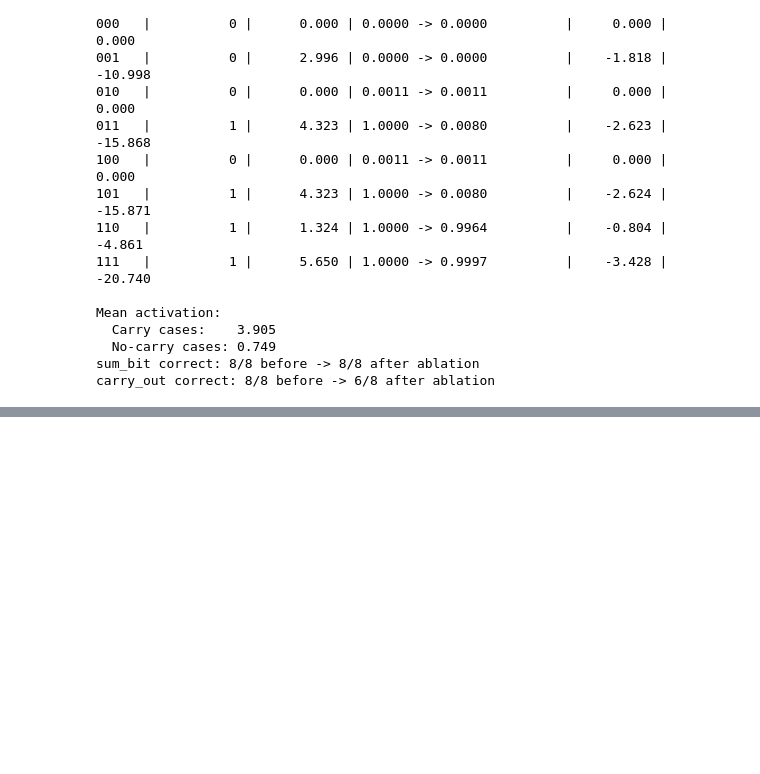
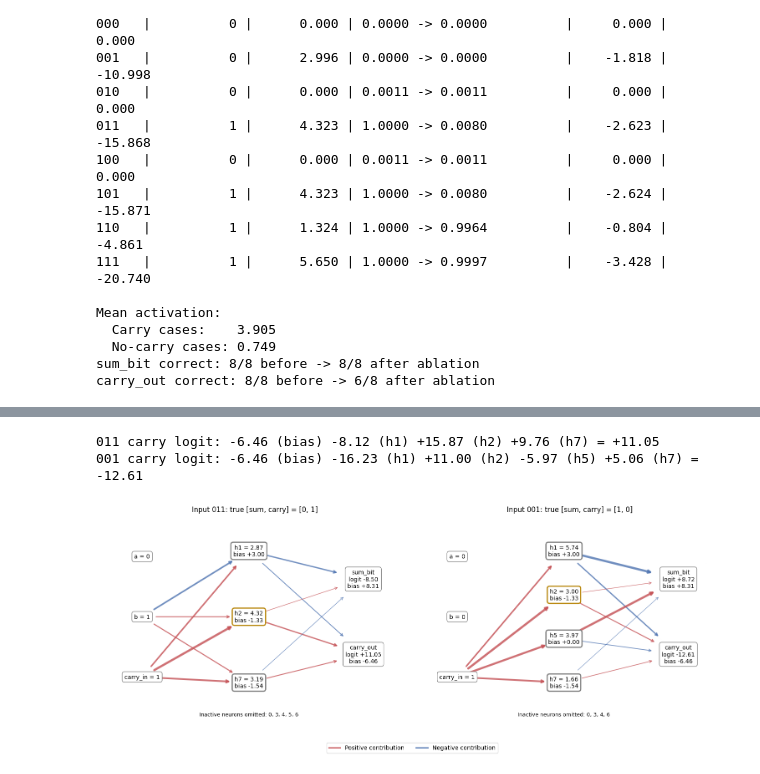
Before and after one commit to duke-aipi-Han/aipi590-XAI, a Jupyter notebook: assignments/mechanistic_interp_full_adder.ipynb, the cells around one changed output, grey strips where cells are left out. Saved outputs shown, nothing was run; the diff lists cells and outputs as text; code cells hidden in the pictures; blank space fills up the shorter version.

```diff
--- a/assignments/mechanistic_interp_full_adder.ipynb
+++ b/assignments/mechanistic_interp_full_adder.ipynb
@@ -347,0 +466,73 @@ This supports a claim about **a neuron's contribution in this trained model**, r
+# %%
+from matplotlib.lines import Line2D
+
+circuit_examples = ["011", "001"]
+circuit_rows = [input_labels.index(label) for label in circuit_examples]
+circuit_weights = model.fc1.weight.detach()
+circuit_bias = model.fc1.bias.detach()
+input_contributions = X[:, None, :] * circuit_weights[None, :, :]
+# Separate width scales: hidden preactivation units and output logit units differ.
+input_scale = max(input_contributions[circuit_rows].abs().max().item(), 1e-8)
+output_scale = max(logit_contributions[circuit_rows].abs().max().item(), 1e-8)
+positive_color, negative_color = "#c44e52", "#4c72b0"
+
+fig, axes = plt.subplots(1, 2, figsize=(15, 6), constrained_layout=True)
+for ax, row, label in zip(axes, circuit_rows, circuit_examples):
+    active = (feature_h[row] > 0).nonzero(as_tuple=True)[0].tolist()
+    input_positions = [(0, 0.82), (0, 0.5), (0, 0.18)]
+    hidden_positions = {j: (1.4, ypos) for j, ypos in
+                        zip(active, torch.linspace(0.85, 0.15, len(active)).tolist())}
+    output_positions = [(2.9, 0.7), (2.9, 0.3)]
+
+    def draw_edge(start, end, value, scale, shrink_start, shrink_end):
+        if value == 0:
+            return
+        ax.annotate("", xy=end, xytext=start, zorder=1,
+                    arrowprops={"arrowstyle": "->", "alpha": 0.8,
+                                "color": positive_color if value > 0 else negative_color,
+                                "lw": 0.7 + 3 * abs(value) / scale,
+                                "shrinkA": shrink_start, "shrinkB": shrink_end})
+
+    for j in active:
+        for i in range(3):
+            draw_edge(input_positions[i], hidden_positions[j],
+                      input_contributions[row, j, i].item(), input_scale, 24, 32)
+        for k in range(2):
+            draw_edge(hidden_positions[j], output_positions[k],
+                      logit_contributions[row, j, k].item(), output_scale, 32, 46)
+
+    for i, name in enumerate(["a", "b", "carry_in"]):
+        ax.text(*input_positions[i], f"{name} = {int(X[row, i])}",
+                ha="center", va="center", zorder=2, fontsize=10,
+                bbox={"boxstyle": "round,pad=0.4", "fc": "white", "ec": "gray"})
+    for j in active:
+        ax.text(*hidden_positions[j], f"h{j} = {feature_h[row, j]:.2f}\nbias {circuit_bias[j]:+.2f}",
+                ha="center", va="center", zorder=2, fontsize=10,
+                bbox={"boxstyle": "round,pad=0.4", "fc": "white", "lw": 2,
+                      "ec": "#b8860b" if j == neuron_to_zero else "gray"})
+    for k, name in enumerate(output_names):
+        ax.text(*output_positions[k],
+                f"{name}\nlogit {baseline_logits[row, k]:+.2f}\nbias {output_bias[k]:+.2f}",
+                ha="center", va="center", zorder=2, fontsize=10,
+                bbox={"boxstyle": "round,pad=0.4", "fc": "white", "ec": "gray"})
+    omitted = [str(j) for j in range(feature_h.shape[1]) if j not in active]
+    ax.text(1.4, -0.02, "Inactive neurons omitted: " + ", ".join(omitted),
+            ha="center", va="center", fontsize=9)
+    ax.set_title(f"Input {label}: true [sum, carry] = {y[row].int().tolist()}")
+    ax.set_xlim(-0.55, 3.5)
+    ax.set_ylim(-0.15, 1.04)
+    ax.axis("off")
+
+    # Print exact accounting (rounded for readability) to accompany the diagram.
+    terms = " ".join(f"{logit_contributions[row, j, 1]:+.2f} (h{j})" for j in active)
+    print(f"{label} carry logit: {output_bias[1]:+.2f} (bias) {terms} "
+          f"= {reconstructed_logits[row, 1]:+.2f}")
+
+fig.legend(handles=[Line2D([0], [0], color=positive_color, lw=2, label="Positive contribution"),
+                    Line2D([0], [0], color=negative_color, lw=2, label="Negative contribution")],
+           loc="outside lower center", ncol=2)
+plt.show()
+# %% [output]
+011 carry logit: -6.46 (bias) -8.12 (h1) +15.87 (h2) +9.76 (h7) = +11.05
+001 carry logit: -6.46 (bias) -16.23 (h1) +11.00 (h2) -5.97 (h5) +5.06 (h7) = -12.61
+[figure, added]
```
Also changed, not shown: parts of 7 cells of this notebook.
